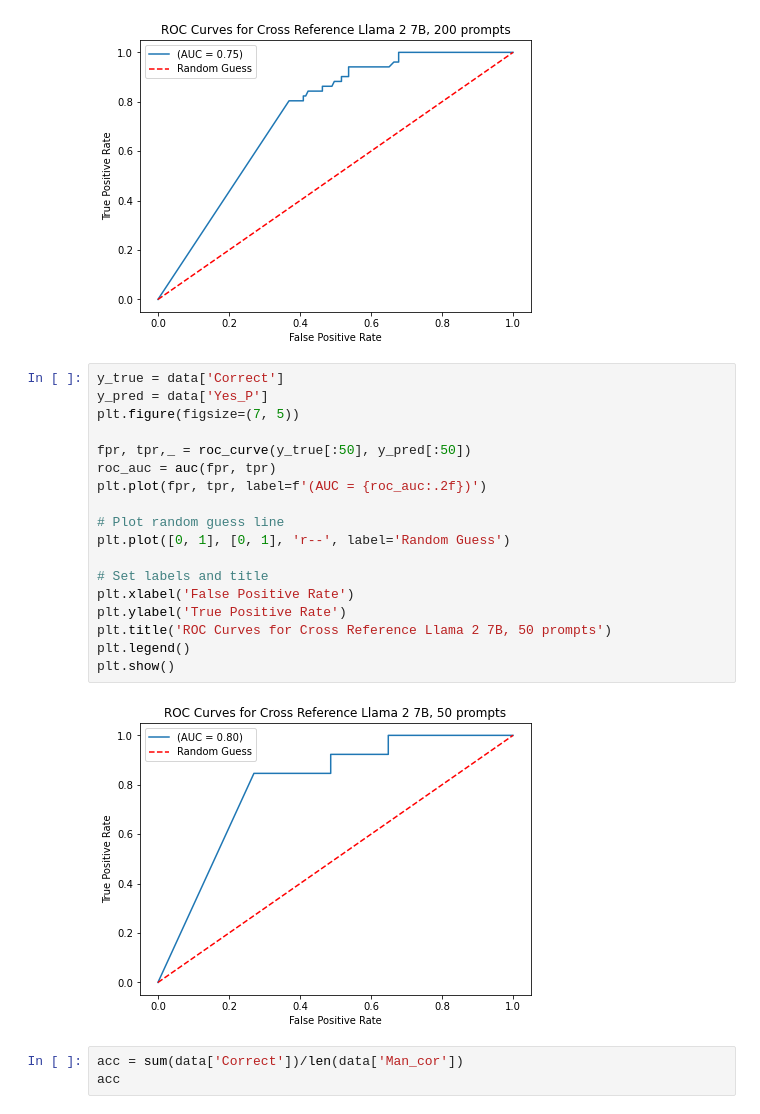
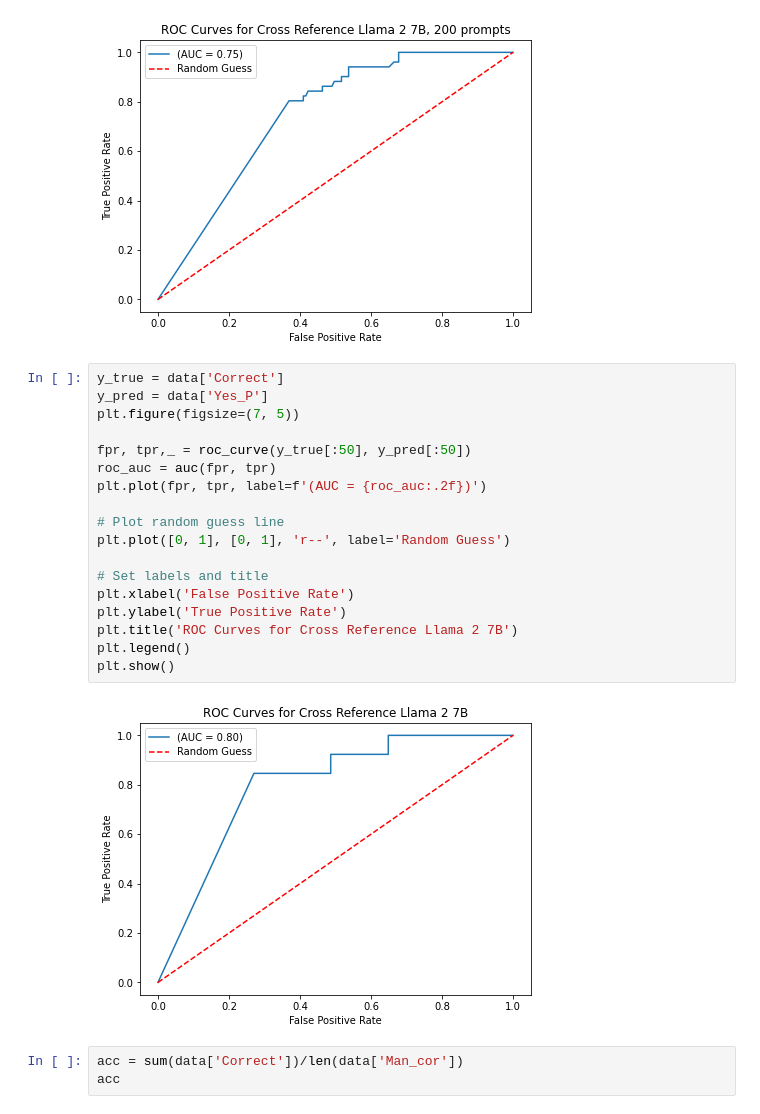
Before and after one commit to WilliamCollins-a/LLMHallucinations, a Jupyter notebook: output/ROC-Base.ipynb, the cells around one changed output. Cells and saved outputs as stored; diff of their text form.

```diff
--- a/output/ROC-Base.ipynb
+++ b/output/ROC-Base.ipynb
@@ -92,23 +92,23 @@ plt.show()
 # %%
 y_true = data['Correct']
 y_pred = data['Yes_P']
 plt.figure(figsize=(7, 5))
 
 fpr, tpr,_ = roc_curve(y_true[:50], y_pred[:50])
 roc_auc = auc(fpr, tpr)
 plt.plot(fpr, tpr, label=f'(AUC = {roc_auc:.2f})')
 
 # Plot random guess line
 plt.plot([0, 1], [0, 1], 'r--', label='Random Guess')
 
 # Set labels and title
 plt.xlabel('False Positive Rate')
 plt.ylabel('True Positive Rate')
-plt.title('ROC Curves for Cross Reference Llama 2 7B, 50 prompts')
+plt.title('ROC Curves for Cross Reference Llama 2 7B')
 plt.legend()
 plt.show()
 # %% [output]
-[figure, old version]
+[figure, new version]
 # %%
 acc = sum(data['Correct'])/len(data['Man_cor'])
 acc
```
Also changed, not shown: parts of 2 cells of this notebook.
